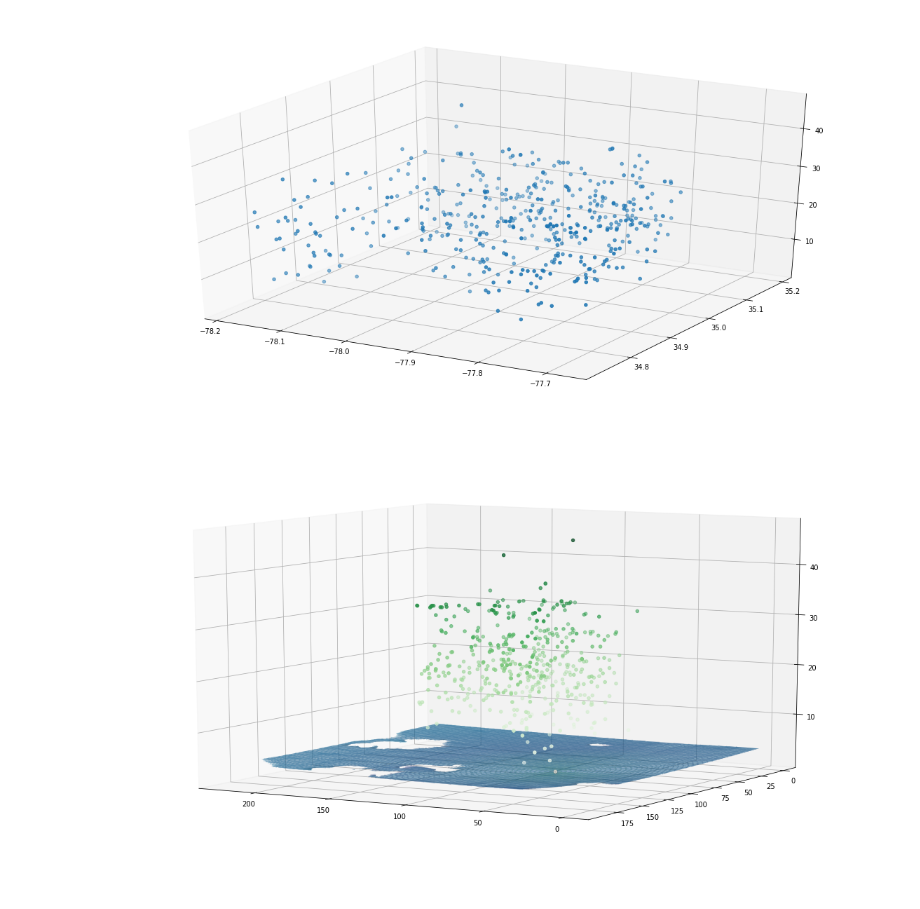
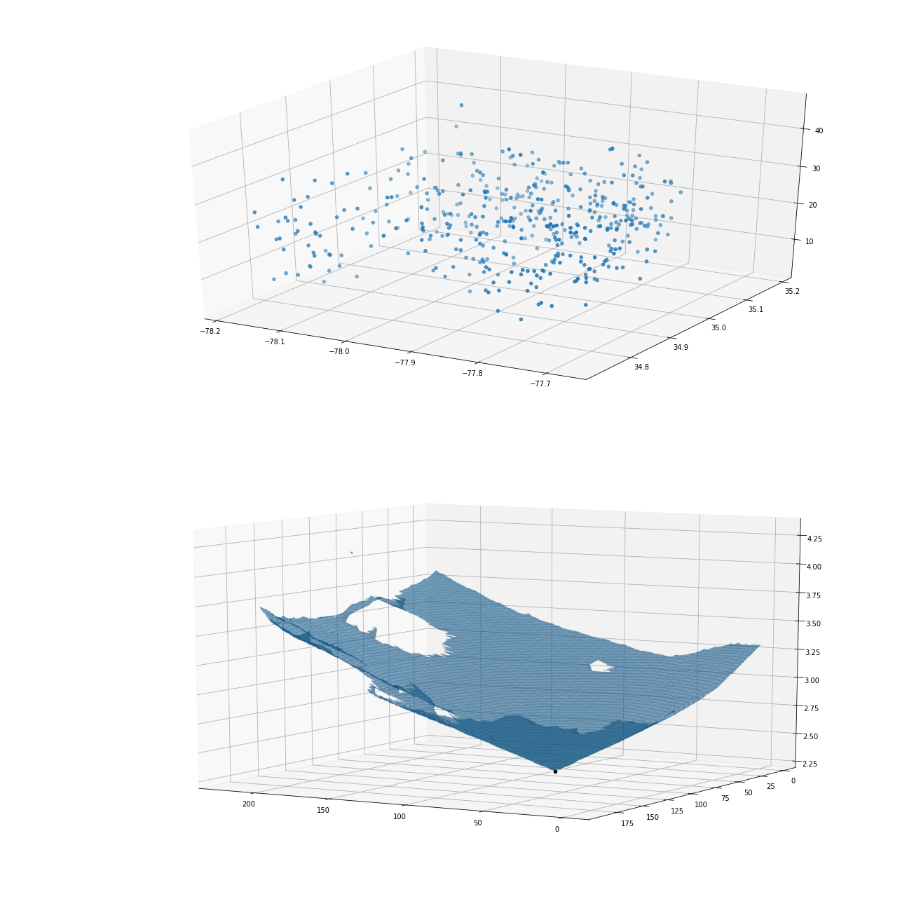
Before and after one commit to ENV859/BioGas_optimization, a Jupyter notebook: scripts/Create-Cost-Stack.ipynb, the cells around one changed output. Cells and saved outputs as stored; diff of their text form; code cells hidden in the pictures.

```diff
--- a/scripts/Create-Cost-Stack.ipynb
+++ b/scripts/Create-Cost-Stack.ipynb
@@ -148,16 +148,16 @@ arrThreshold = np.full(arrMinCopy.shape,3)
 # %%
 #3D plotting
 fig = plt.figure(figsize=(20,12))            #Create the figure canvas
 ax = fig.add_subplot(111, projection='3d')   #Add 3d plot...
 
 ax.contour3D(X,Y,arrMinCopy,100,alpha=0.2,cmap='ocean')
 ax.plot_surface(X,Y,arrMinCopy,linewidth=0,alpha=0.6)
 #ax.plot_surface(X,Y,arrThreshold,linewidth=0,alpha=0.3)
 #ax.scatter3D(X1m,Y1m,np.log(Z1),color='r')
 #ax.scatter3D(X1,Y1,Z1,color='y')
-ax.scatter3D(gdfBG_prj.iloc[:,-2],gdfBG_prj.iloc[:,-1],gdfBG_prj.iloc[:,3], c=gdfBG_prj.iloc[:,3],cmap='Greens');
+#ax.scatter3D(gdfBG_prj.iloc[:,-2],gdfBG_prj.iloc[:,-1],gdfBG_prj.iloc[:,3], c=gdfBG_prj.iloc[:,3],cmap='Greens');
 #ax.scatter3D(gdf.xOffset,dfBG.yOffset,dfBG['Estimated Methane Production Cost ($/MMBtu)'], cmap='ocean')
 ax.scatter3D(gdfBG_prj.iloc[0,-2],gdfBG_prj.iloc[0,-1],gdfBG_prj.iloc[0,3], color='k');
 ax.view_init(10,120);
 # %% [output]
-[figure, old version]
+[figure, new version]
```
